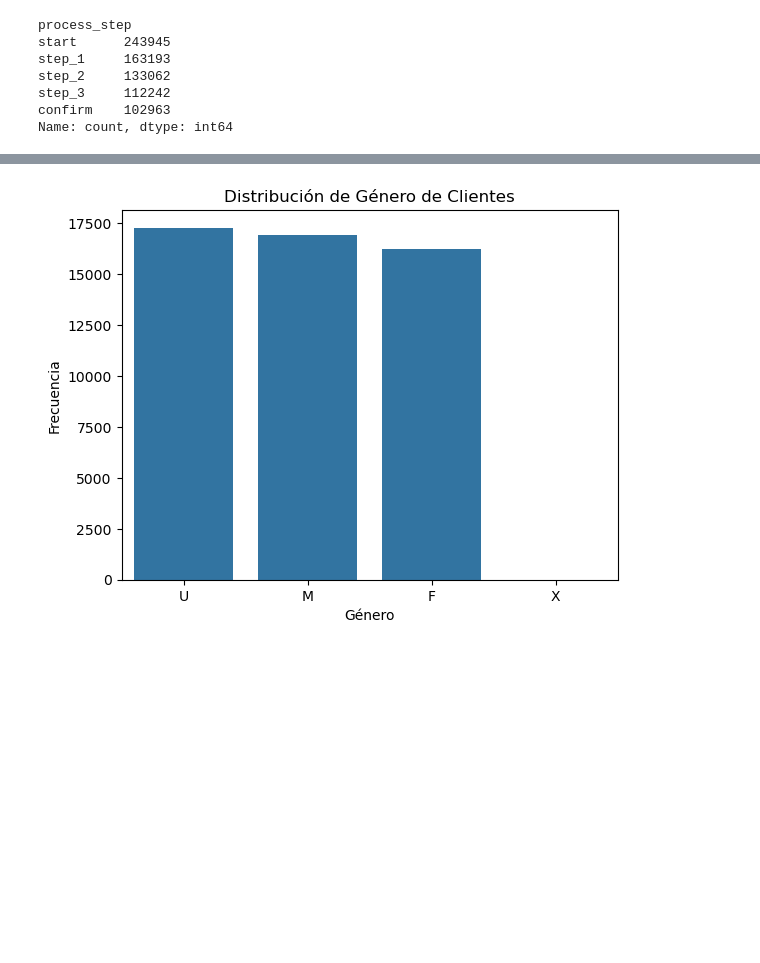
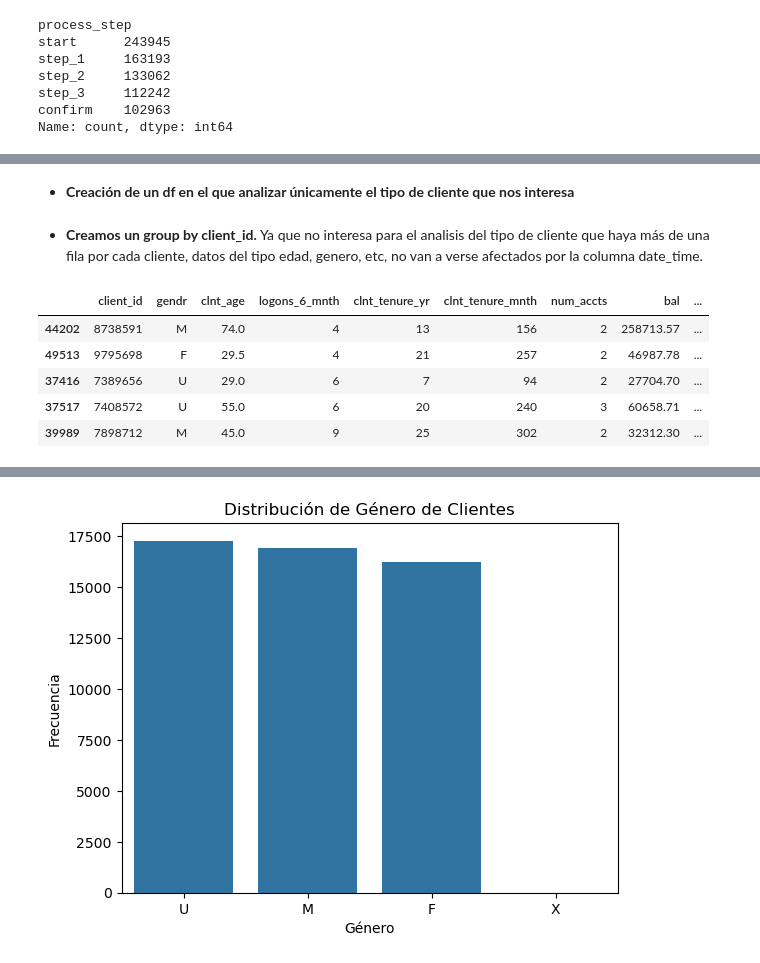
Before and after one commit to Greta-galeana/abtest_vanguard, a Jupyter notebook: main.ipynb, the cells around one changed output, grey strips where cells are left out. Cells and saved outputs as stored; diff of their text form; code cells hidden in the pictures; blank space fills up the shorter version.

Commit message:
Creación de markdowns y orden

```diff
--- a/main.ipynb
+++ b/main.ipynb
@@ -401,0 +262,2 @@ Name: count, dtype: int64
+# %% [markdown]
+- **Creación de un df en el que analizar únicamente el tipo de cliente que nos interesa**
@@ -401,0 +267,22 @@ Name: count, dtype: int64
+# %% [markdown]
+- **Creamos un group by client_id.** Ya que no interesa para el analisis del tipo de cliente que haya más de una fila por cada cliente, datos del tipo edad, genero, etc, no van a verse afectados por la columna date_time.
+# %%
+unique_client_analysis_df = client_analysis_df.groupby('client_id').agg({
+    'gendr': 'last',  # He comprobado que no haya clientes que cambien pero por si acaso
+    'clnt_age': 'first',
+    'logons_6_mnth': 'first',
+    'clnt_tenure_yr':'first',
+    'clnt_tenure_mnth': 'first',
+    'num_accts':'first',
+    'bal':'first',
+    'calls_6_mnth':'first',
+    'logons_6_mnth':'first'
+}).reset_index()
+unique_client_analysis_df.sample(5)
+# %% [output]
+|  | client_id | gendr | clnt_age | logons_6_mnth | clnt_tenure_yr | clnt_tenure_mnth | num_accts | bal | ... |
+| 44202 | 8738591 | M | 74.0 | 4 | 13 | 156 | 2 | 258713.57 | ... |
+| 49513 | 9795698 | F | 29.5 | 4 | 21 | 257 | 2 | 46987.78 | ... |
+| 37416 | 7389656 | U | 29.0 | 6 | 7 | 94 | 2 | 27704.70 | ... |
+| 37517 | 7408572 | U | 55.0 | 6 | 20 | 240 | 3 | 60658.71 | ... |
+| 39989 | 7898712 | M | 45.0 | 9 | 25 | 302 | 2 | 32312.30 | ... |
```
Also changed, not shown: parts of 112 cells of this notebook.
